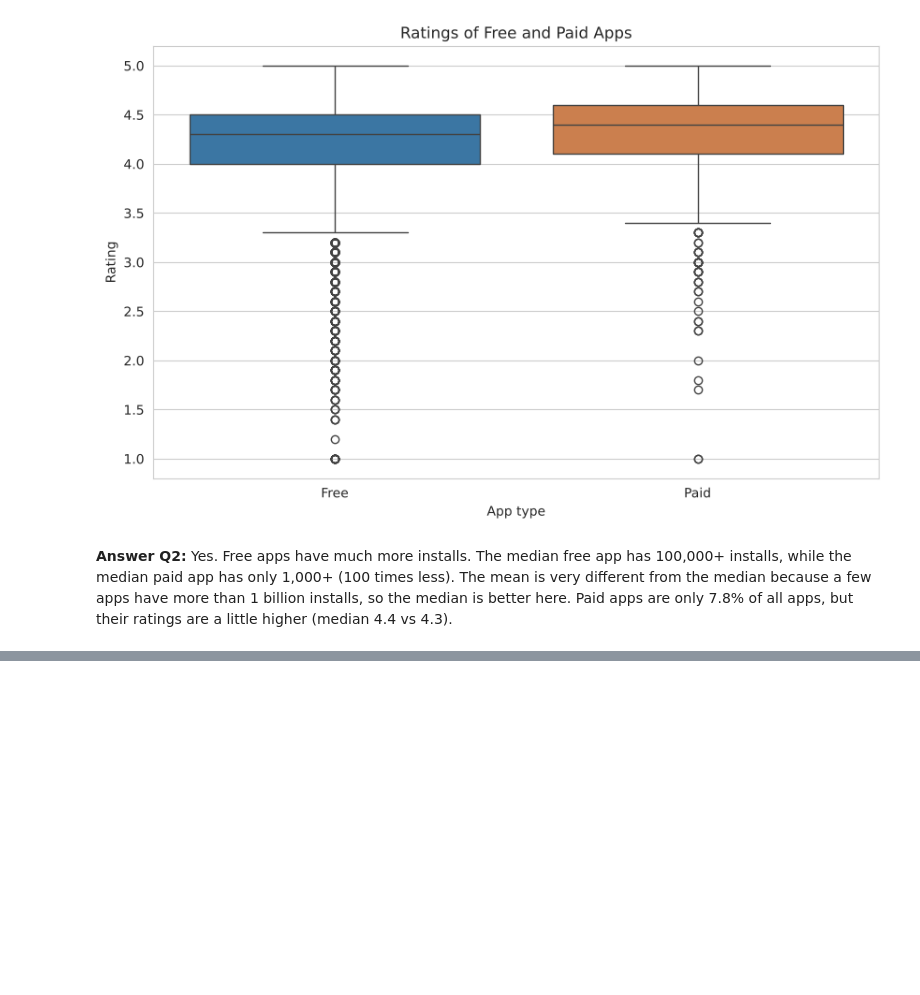
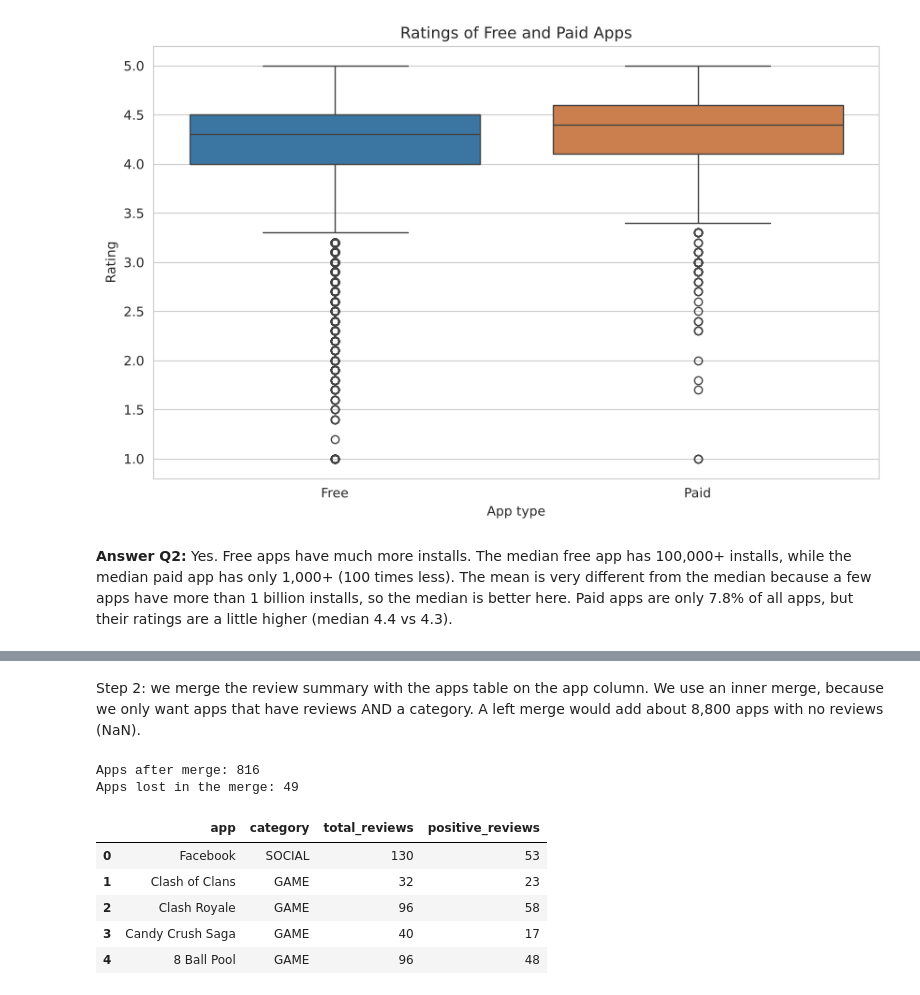
Before and after one commit to ahmed2sadeq/google-play-apps-analysis, a Jupyter notebook: project.ipynb, the cells around one changed output, grey strips where cells are left out. Drawn from its saved outputs; the diff is of its cells as text; code cells hidden in the pictures; blank space fills up the shorter version.

```diff
--- a/project.ipynb
+++ b/project.ipynb
@@ -745,0 +803,16 @@ plt.show()
+# %% [markdown]
+Step 2: we merge the review summary with the apps table on the app column. We use an inner merge, because we only want apps that have reviews AND a category. A left merge would add about 8,800 apps with no reviews (NaN).
+# %%
+apps_reviews = pd.merge(df_apps, review_summary, on='app', how='inner')
+print('Apps after merge:', len(apps_reviews))
+print('Apps lost in the merge:', len(review_summary) - len(apps_reviews))
+apps_reviews[['app', 'category', 'total_reviews', 'positive_reviews']].head()
+# %% [output]
+Apps after merge: 816
+Apps lost in the merge: 49
+|  | app | category | total_reviews | positive_reviews |
+| 0 | Facebook | SOCIAL | 130 | 53 |
+| 1 | Clash of Clans | GAME | 32 | 23 |
+| 2 | Clash Royale | GAME | 96 | 58 |
+| 3 | Candy Crush Saga | GAME | 40 | 17 |
+| 4 | 8 Ball Pool | GAME | 96 | 48 |
```
Also changed, not shown: parts of 12 cells of this notebook, 4 other files.
